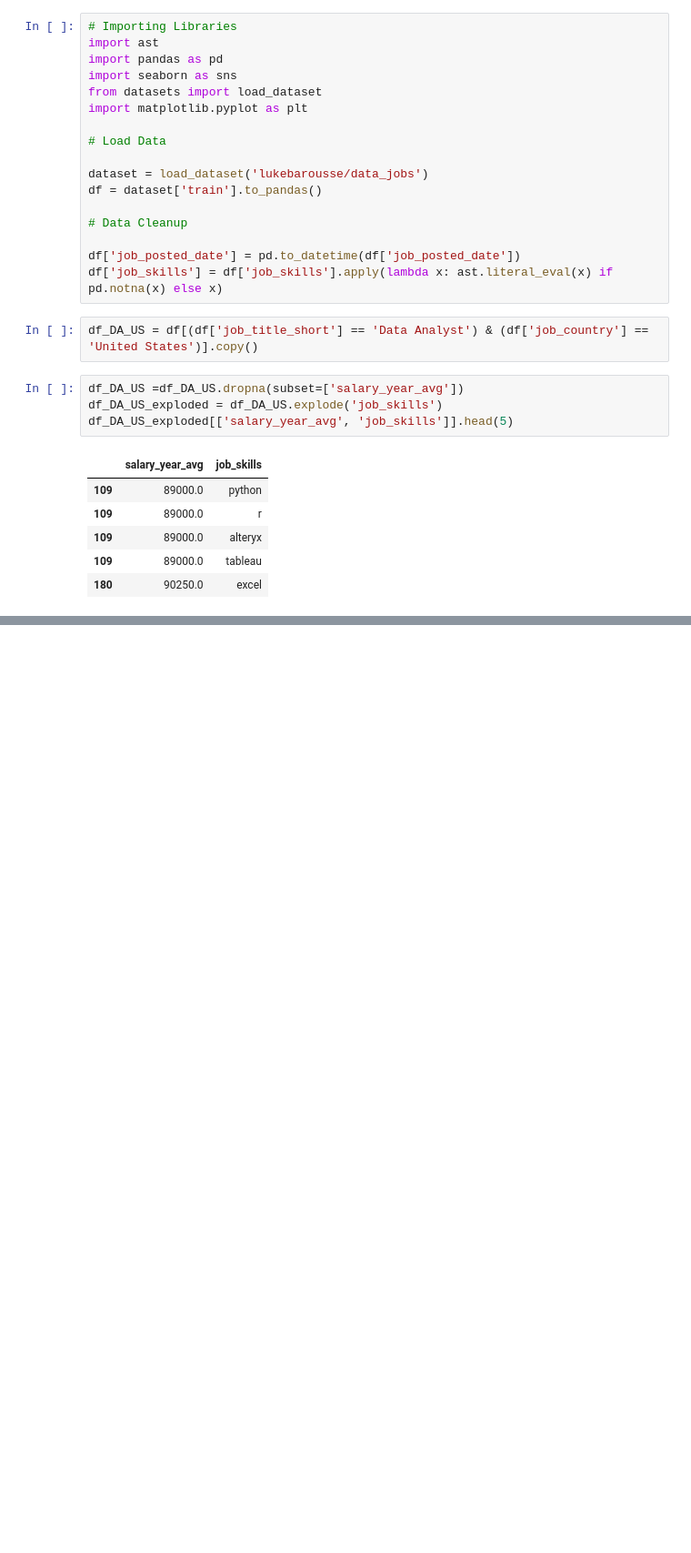
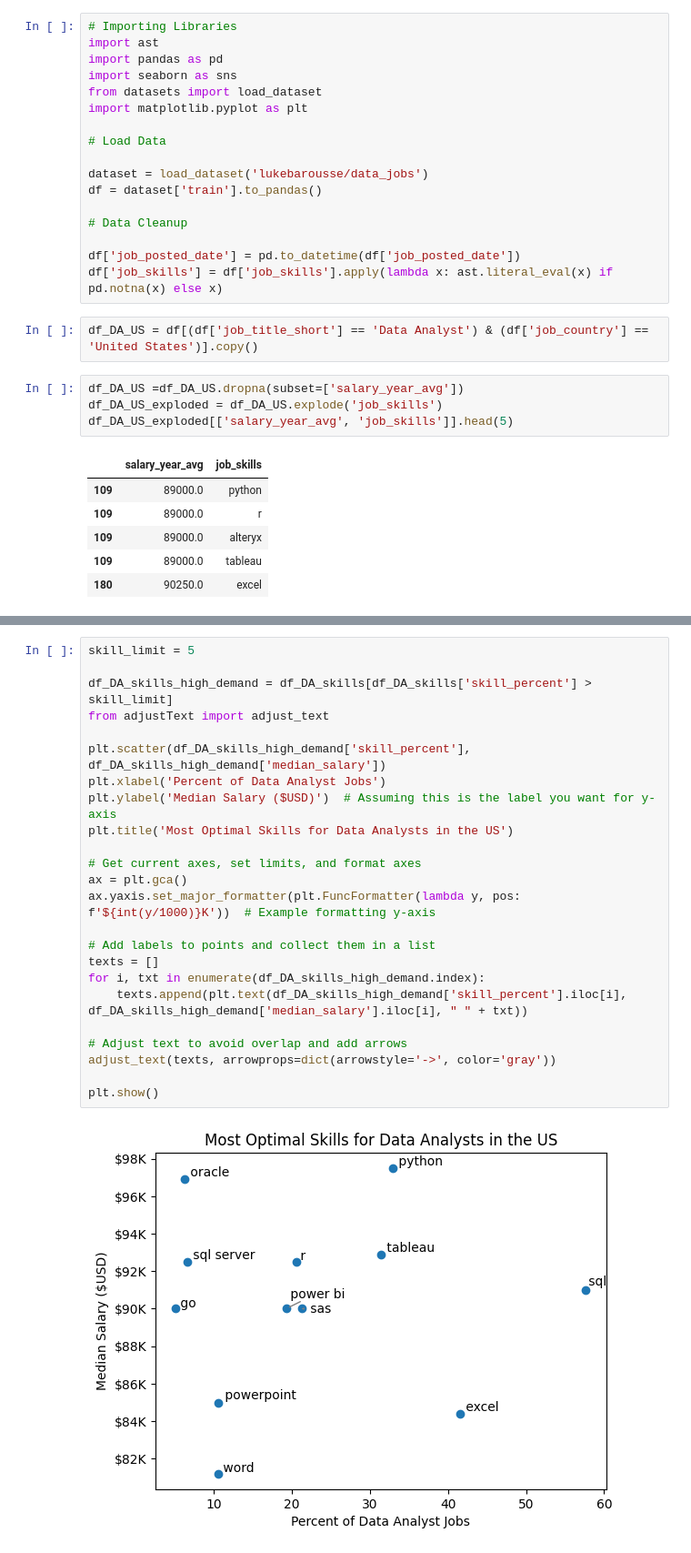
Before and after one commit to Razmig0/Python_Data_Project, a Jupyter notebook: 5_Optimal_skills.ipynb, the cells around one changed output, grey strips where cells are left out. Shown at 91% size. Drawn from its saved outputs; the diff is of its cells as text; blank space fills up the shorter version.

```diff
--- a/5_Optimal_skills.ipynb
+++ b/5_Optimal_skills.ipynb
@@ -67,3 +66,29 @@ df_DA_skills_high_demand
+# %%
+skill_limit = 5
+
+df_DA_skills_high_demand = df_DA_skills[df_DA_skills['skill_percent'] > skill_limit]
+from adjustText import adjust_text
+
+plt.scatter(df_DA_skills_high_demand['skill_percent'], df_DA_skills_high_demand['median_salary'])
+plt.xlabel('Percent of Data Analyst Jobs')
+plt.ylabel('Median Salary ($USD)')  # Assuming this is the label you want for y-axis
+plt.title('Most Optimal Skills for Data Analysts in the US')
+
+# Get current axes, set limits, and format axes
+ax = plt.gca()
+ax.yaxis.set_major_formatter(plt.FuncFormatter(lambda y, pos: f'${int(y/1000)}K'))  # Example formatting y-axis
+
+# Add labels to points and collect them in a list
+texts = []
+for i, txt in enumerate(df_DA_skills_high_demand.index):
+    texts.append(plt.text(df_DA_skills_high_demand['skill_percent'].iloc[i], df_DA_skills_high_demand['median_salary'].iloc[i], " " + txt))
+
+# Adjust text to avoid overlap and add arrows
+adjust_text(texts, arrowprops=dict(arrowstyle='->', color='gray'))
+
+plt.show()
+# %% [output]
+[figure, added]
 # %%
 df_technology = df['job_type_skills'].copy()
 
```
Also changed, not shown: parts of 6 cells of this notebook, 7 other files.
